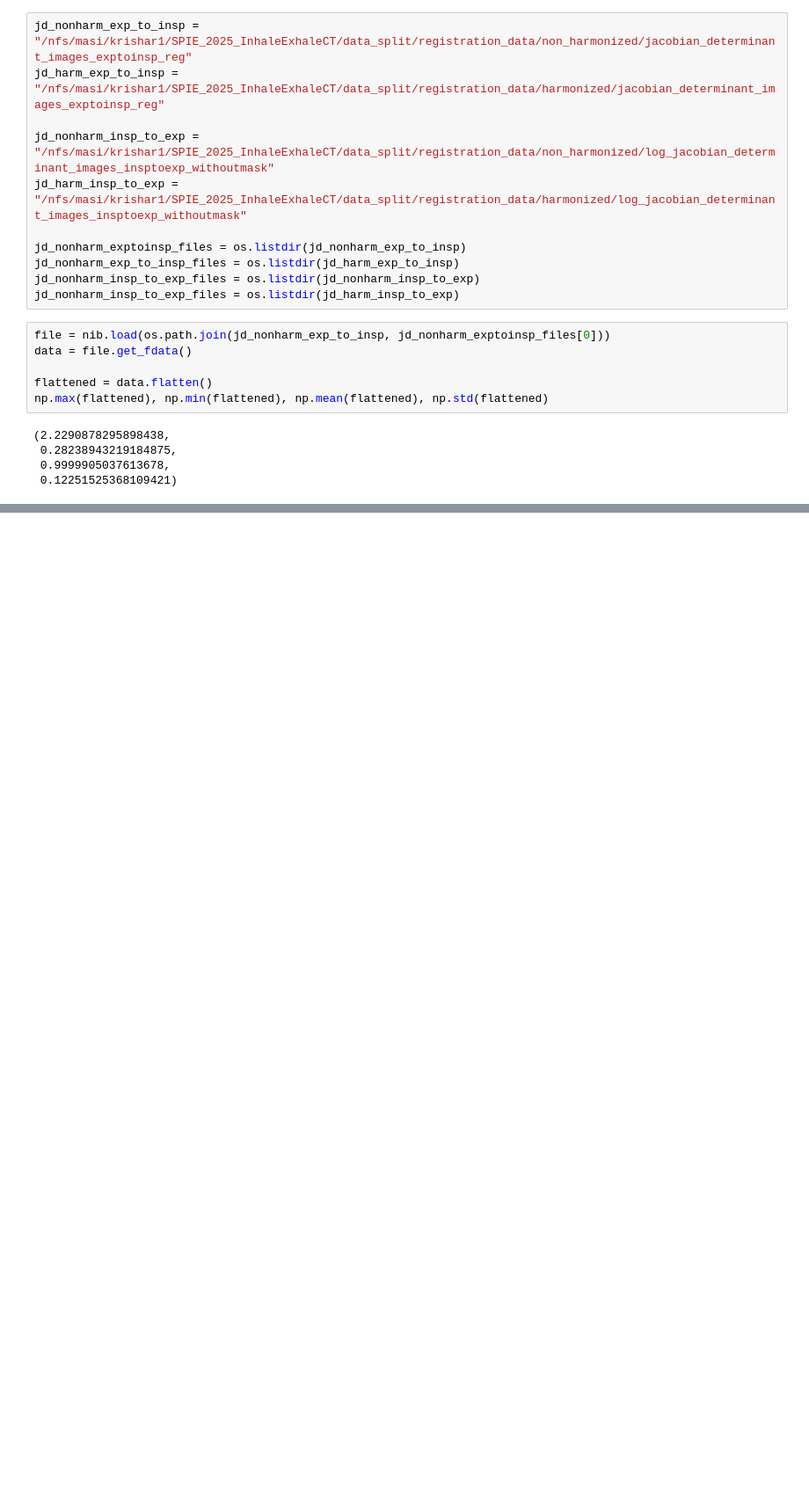
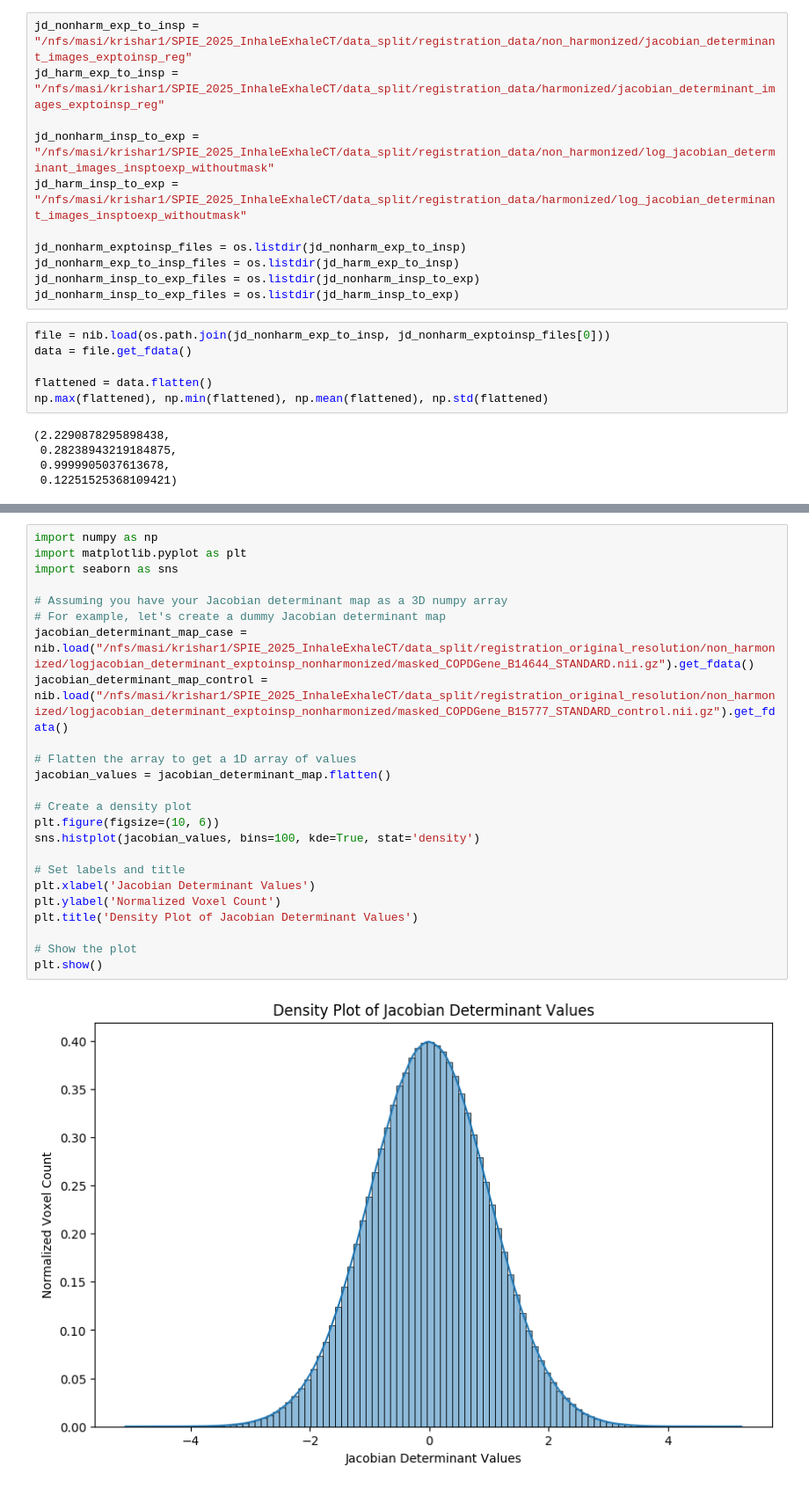
Before and after one commit to MASILab/Inhale_Exhale_CT, a Jupyter notebook: Figures/result_jD.ipynb, the cells around one changed output, grey strips where cells are left out. Shown: that part at 88% size. Saved outputs shown, nothing was run; the diff lists cells and outputs as text; blank space fills up the shorter version.

Commit message:
Figured how to plot Jacobiant detemrinant density plot. Need to do after all the results are obtained

```diff
--- a/Figures/result_jD.ipynb
+++ b/Figures/result_jD.ipynb
@@ -105,0 +106,26 @@ KeyboardInterrupt:
+# %%
+import numpy as np
+import matplotlib.pyplot as plt
+import seaborn as sns
+
+# Assuming you have your Jacobian determinant map as a 3D numpy array
+# For example, let's create a dummy Jacobian determinant map
+jacobian_determinant_map_case = nib.load("/nfs/masi/krishar1/SPIE_2025_InhaleExhaleCT/data_split/registration_original_resolution/non_harmonized/logjacobian_determinant_exptoinsp_nonharmonized/masked_COPDGene_B14644_STANDARD.nii.gz").get_fdata()
+jacobian_determinant_map_control = nib.load("/nfs/masi/krishar1/SPIE_2025_InhaleExhaleCT/data_split/registration_original_resolution/non_harmonized/logjacobian_determinant_exptoinsp_nonharmonized/masked_COPDGene_B15777_STANDARD_control.nii.gz").get_fdata()
+
+# Flatten the array to get a 1D array of values
+jacobian_values = jacobian_determinant_map.flatten()
+
+# Create a density plot
+plt.figure(figsize=(10, 6))
+sns.histplot(jacobian_values, bins=100, kde=True, stat='density')
+
+# Set labels and title
+plt.xlabel('Jacobian Determinant Values')
+plt.ylabel('Normalized Voxel Count')
+plt.title('Density Plot of Jacobian Determinant Values')
+
+# Show the plot
+plt.show()
+# %% [output]
+[figure, added]
```
Also changed, not shown: parts of 1 cell of this notebook.
